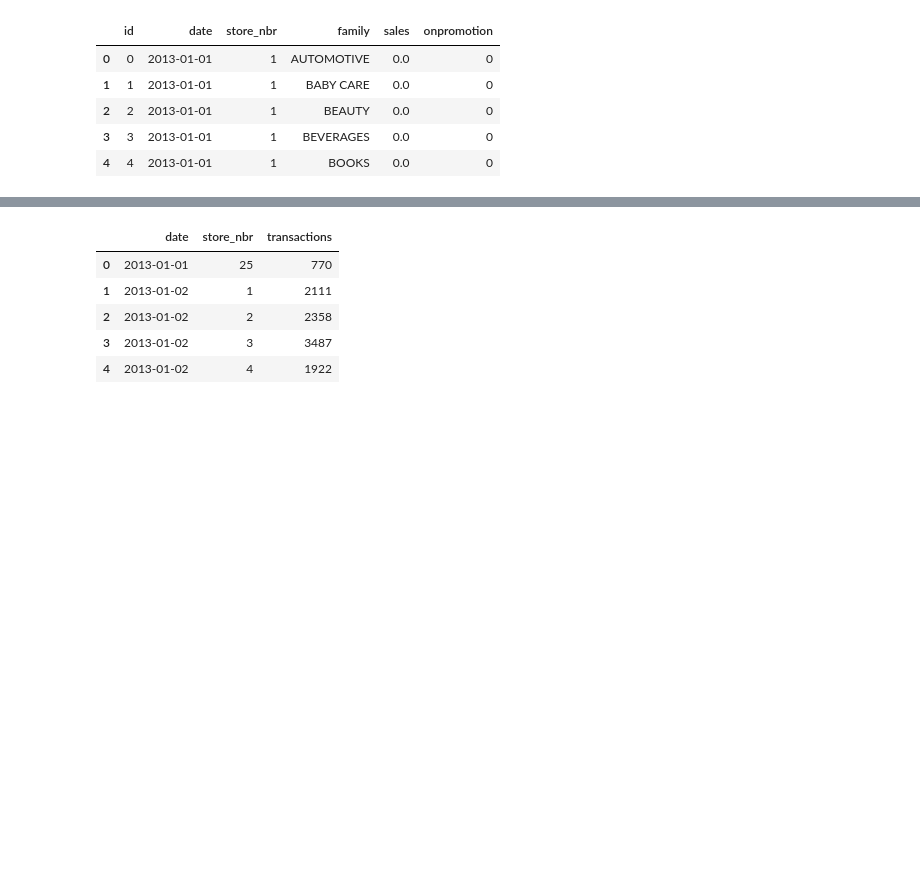
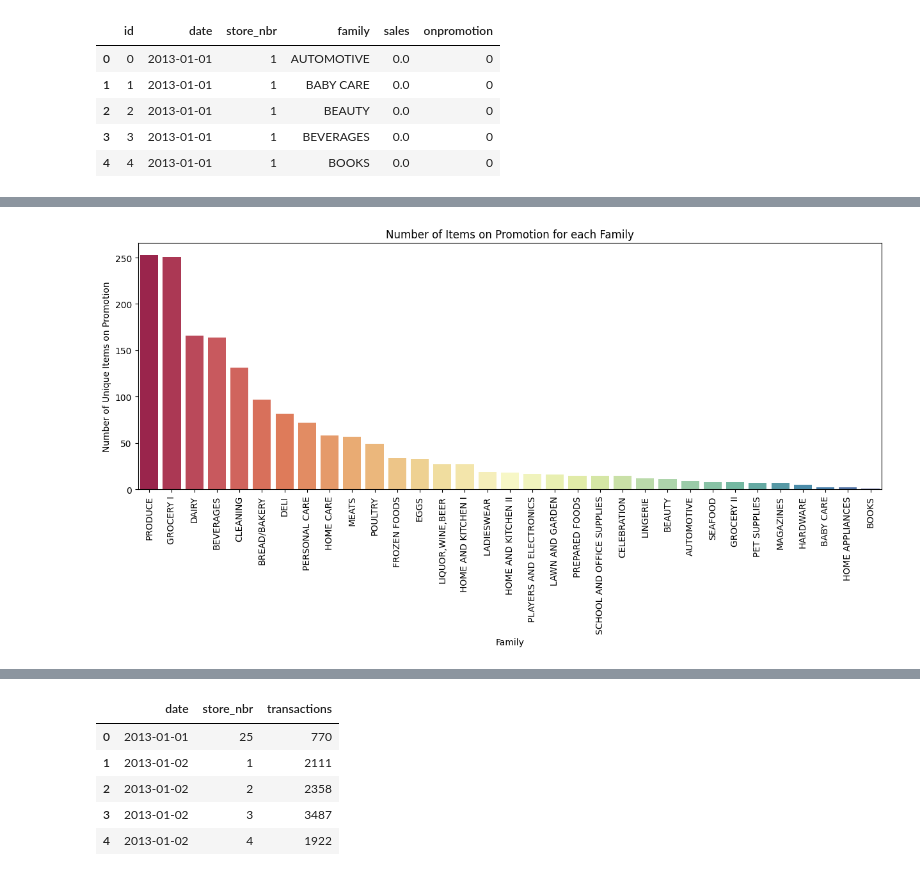
Before and after one commit to Njuraita/Time-Series-Regression-Analysis-Corporation-Favorita-, a Jupyter notebook: Notebooks/main.ipynb, the cells around one changed output, grey strips where cells are left out. Cells and saved outputs as stored; diff of their text form; code cells hidden in the pictures; blank space fills up the shorter version.

```diff
--- a/Notebooks/main.ipynb
+++ b/Notebooks/main.ipynb
@@ -419,0 +539,12 @@ df_train.head()
+# %%
+# Plot number of unique items on promotion for each family
+plt.figure(figsize=(15,5))
+train_data_cp_promotion = df_train_cp.groupby('family')['onpromotion'].nunique().sort_values(ascending=False)
+ax = sns.barplot(train_data_cp_promotion, palette='Spectral')
+plt.title('Number of Items on Promotion for each Family')
+plt.xlabel('Family')
+plt.ylabel('Number of Unique Items on Promotion')
+plt.xticks(rotation=90)
+plt.show()
+# %% [output]
+[figure, added]
```
Also changed, not shown: parts of 33 cells of this notebook.
